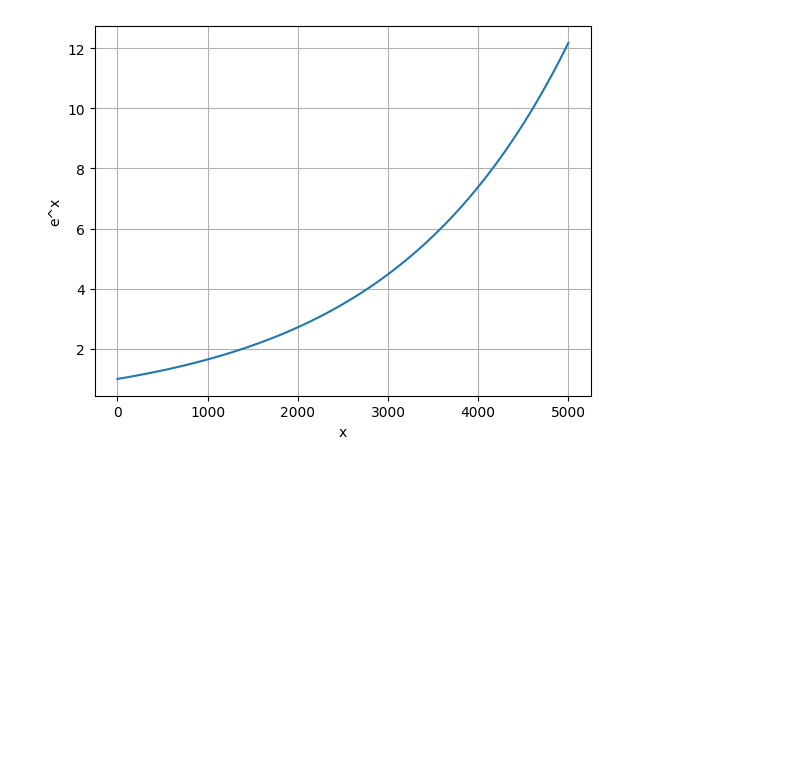
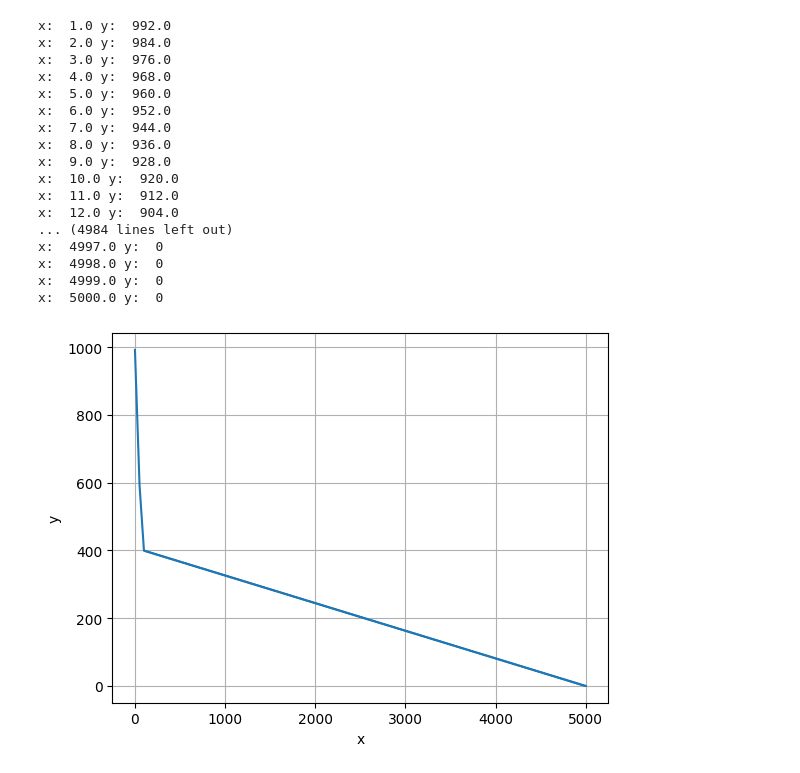
Before and after one commit to Sammers21/pvpqnet, a Jupyter notebook: multiclassing-rating-research/notebook.ipynb, the cells around one changed output. Saved outputs shown, nothing was run; the diff lists cells and outputs as text; code cells hidden in the pictures; blank space fills up the shorter version.

```diff
--- a/multiclassing-rating-research/notebook.ipynb
+++ b/multiclassing-rating-research/notebook.ipynb
@@ -1,17 +1,49 @@
-# %%
-
-import numpy as np
-import matplotlib.pyplot as plt
-
-# draw the graph of e^x
-x = np.linspace(0, 5000, 100)
-y = np.power(1.0005 , x)
-
-plt.plot(x, y)
-plt.xlabel('x')
-plt.ylabel('e^x')
-plt.title('')
-plt.grid(True)
-plt.show()
-# %% [output]
-[figure, removed]
+# %%
+
+import numpy as np
+import matplotlib.pyplot as plt
+import math as Math
+
+
+# generate mumpy array with 5000 elements from 1 to 5000
+x = np.linspace(1, 5000, 5000)
+# generate mumpy array y using a custom function taking an element of x as input
+def ladderScrore(x):
+    if x>=1 and x<=50:
+        # return 600 + (50 - x) * (400 / 50)
+        return 600 + (50 - x) * (400 / 50)
+    elif x>=51 and x<=100:
+        return 400 + (100 - x) * (200 / 50)
+    elif x>=101 and x<=5000:
+        return 0 + Math.floor((5000 - x) * (400 / 4900))
+    else:
+        throw("x is out of range")
+
+ladderScroreNp = np.frompyfunc(ladderScrore, 1, 1)
+y = ladderScroreNp(x)
+
+plt.plot(x, y)
+plt.xlabel('x')
+plt.ylabel('y')
+plt.title('')
+plt.grid(True)
+plt.show()
+# %% [output]
+x:  1.0 y:  992.0
+x:  2.0 y:  984.0
+x:  3.0 y:  976.0
+x:  4.0 y:  968.0
+x:  5.0 y:  960.0
+x:  6.0 y:  952.0
+x:  7.0 y:  944.0
+x:  8.0 y:  936.0
+x:  9.0 y:  928.0
+x:  10.0 y:  920.0
+x:  11.0 y:  912.0
+x:  12.0 y:  904.0
+... (4984 lines left out)
+x:  4997.0 y:  0
+x:  4998.0 y:  0
+x:  4999.0 y:  0
+x:  5000.0 y:  0
+[figure, added]
```
Also changed, not shown: 7 other files.
